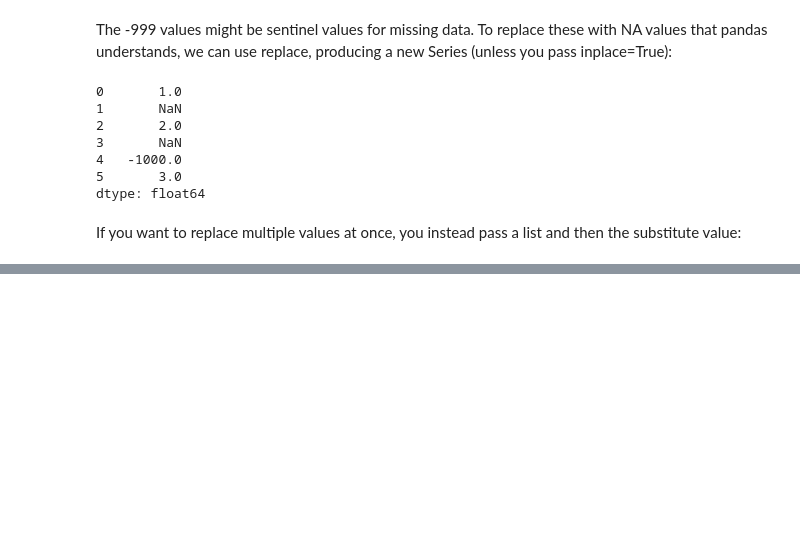
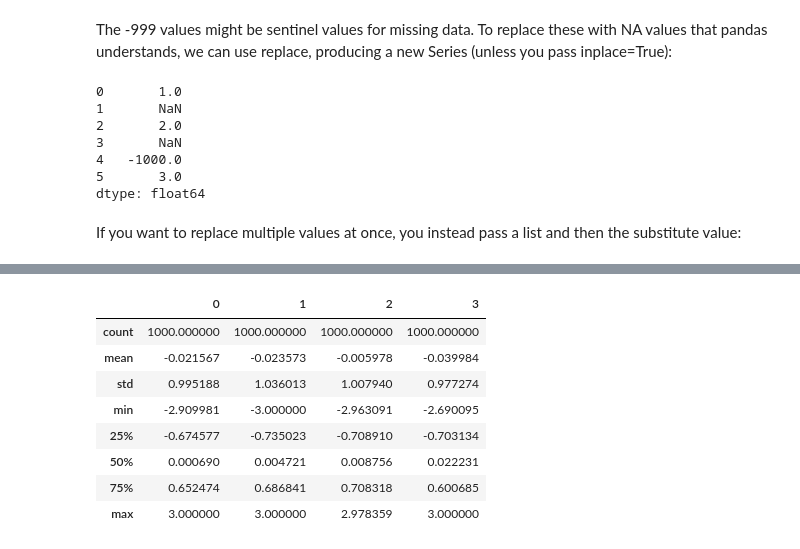
Before and after one commit to AllenChung6/WesWrangling, a Jupyter notebook: Chapter7WorkAlong.ipynb, the cells around one changed output, grey strips where cells are left out. Saved outputs shown, nothing was run; the diff lists cells and outputs as text; code cells hidden in the pictures; blank space fills up the shorter version.

```diff
--- a/Chapter7WorkAlong.ipynb
+++ b/Chapter7WorkAlong.ipynb
@@ -411,0 +627,15 @@ substitute value:
+# %%
+# Values can be set based on these criteria. Here is code to cap values outside the inter‐ val –3 to 3:
+data[np.abs(data) > 3] = np.sign(data) * 3
+# %%
+data.describe()
+# %% [output]
+|  | 0 | 1 | 2 | 3 |
+| count | 1000.000000 | 1000.000000 | 1000.000000 | 1000.000000 |
+| mean | -0.021567 | -0.023573 | -0.005978 | -0.039984 |
+| std | 0.995188 | 1.036013 | 1.007940 | 0.977274 |
+| min | -2.909981 | -3.000000 | -2.963091 | -2.690095 |
+| 25% | -0.674577 | -0.735023 | -0.708910 | -0.703134 |
+| 50% | 0.000690 | 0.004721 | 0.008756 | 0.022231 |
+| 75% | 0.652474 | 0.686841 | 0.708318 | 0.600685 |
+| max | 3.000000 | 3.000000 | 2.978359 | 3.000000 |
```
Also changed, not shown: parts of 95 cells of this notebook, 1 other file.
